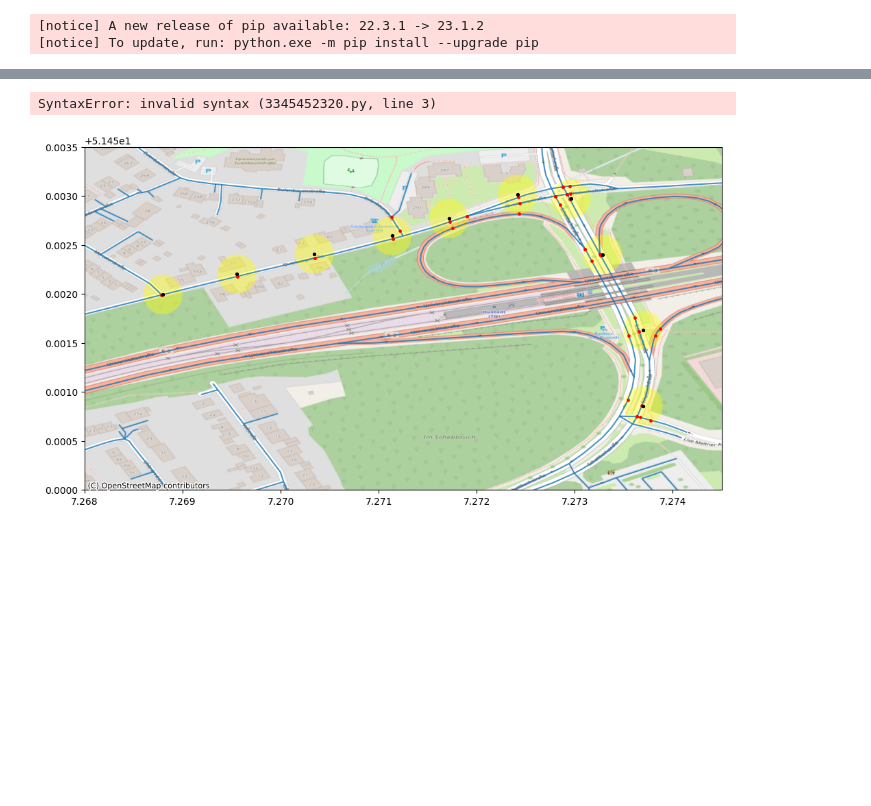
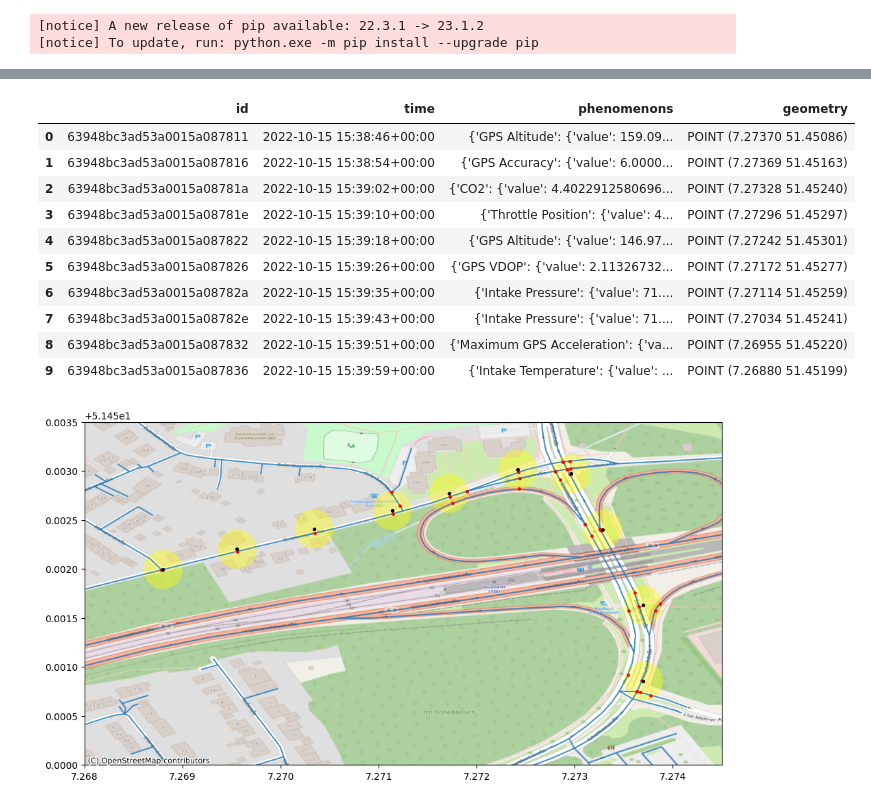
Before and after one commit to bogeo/envirocar-map-matching-notebook, a Jupyter notebook: enviroCar.ipynb, the cells around one changed output, grey strips where cells are left out. Cells and saved outputs as stored; diff of their text form; code cells hidden in the pictures; blank space fills up the shorter version.

```diff
--- a/enviroCar.ipynb
+++ b/enviroCar.ipynb
@@ -89,19 +106,29 @@ gdfStreets = gp.GeoDataFrame(mystreets).set_geometry('geometry')
 # %%
 myCarTrack = gp.read_file(track)
 tmp_list = []
 for x in range(0,myCarTrack.shape[0],4):
     tmp_list.append({
       'id': myCarTrack.loc[x,'id'],
       'time': myCarTrack.loc[x,'time'],
       'phenomenons': myCarTrack.loc[x,'phenomenons'],
       'geometry': myCarTrack.loc[x,'geometry']
      })
 subCarTracks = gp.GeoDataFrame(tmp_list)
-#subCarTracks
+subCarTracks
+# %% [output]
+|  | id | time | phenomenons | geometry |
+| 0 | 63948bc3ad53a0015a087811 | 2022-10-15 15:38:46+00:00 | {'GPS Altitude': {'value': 159.09... | POINT (7.27370 51.45086) |
+| 1 | 63948bc3ad53a0015a087816 | 2022-10-15 15:38:54+00:00 | {'GPS Accuracy': {'value': 6.0000... | POINT (7.27369 51.45163) |
+| 2 | 63948bc3ad53a0015a08781a | 2022-10-15 15:39:02+00:00 | {'CO2': {'value': 4.4022912580696... | POINT (7.27328 51.45240) |
+| 3 | 63948bc3ad53a0015a08781e | 2022-10-15 15:39:10+00:00 | {'Throttle Position': {'value': 4... | POINT (7.27296 51.45297) |
+| 4 | 63948bc3ad53a0015a087822 | 2022-10-15 15:39:18+00:00 | {'GPS Altitude': {'value': 146.97... | POINT (7.27242 51.45301) |
+| 5 | 63948bc3ad53a0015a087826 | 2022-10-15 15:39:26+00:00 | {'GPS VDOP': {'value': 2.11326732... | POINT (7.27172 51.45277) |
+| 6 | 63948bc3ad53a0015a08782a | 2022-10-15 15:39:35+00:00 | {'Intake Pressure': {'value': 71.... | POINT (7.27114 51.45259) |
+| 7 | 63948bc3ad53a0015a08782e | 2022-10-15 15:39:43+00:00 | {'Intake Pressure': {'value': 71.... | POINT (7.27034 51.45241) |
+| 8 | 63948bc3ad53a0015a087832 | 2022-10-15 15:39:51+00:00 | {'Maximum GPS Acceleration': {'va... | POINT (7.26955 51.45220) |
+| 9 | 63948bc3ad53a0015a087836 | 2022-10-15 15:39:59+00:00 | {'Intake Temperature': {'value': ... | POINT (7.26880 51.45199) |
 # %%
 # check PROJ_LIB env variable. it should point to rasterio specific prof_data folder
 # make sure that system env variable points to that respective location
-echo %PROJ_LIB%
+# echo %PROJ_LIB%
-# %% [output]
-SyntaxError: invalid syntax (3345452320.py, line 3)
 # %%
```
Also changed, not shown: parts of 14 cells of this notebook.
